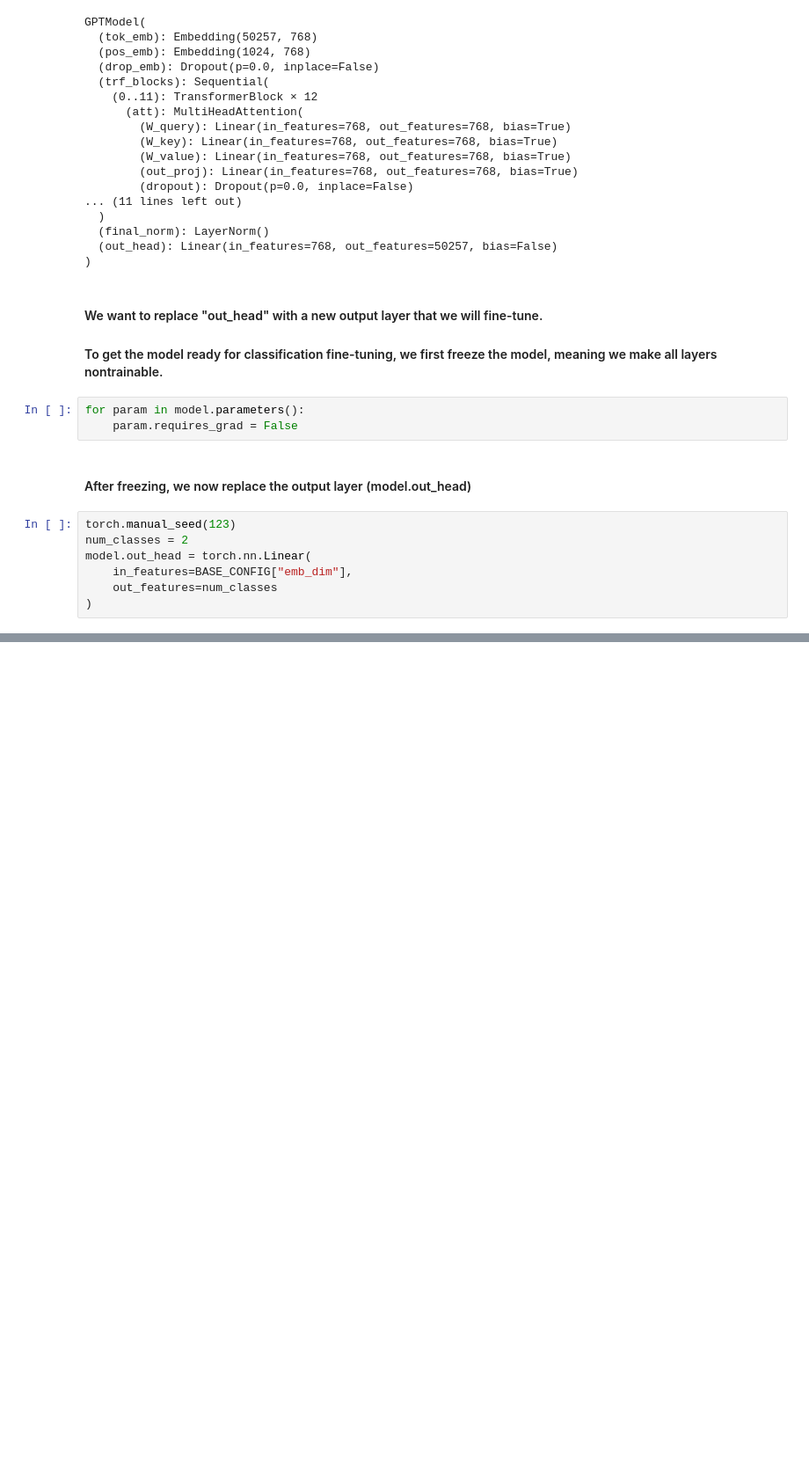
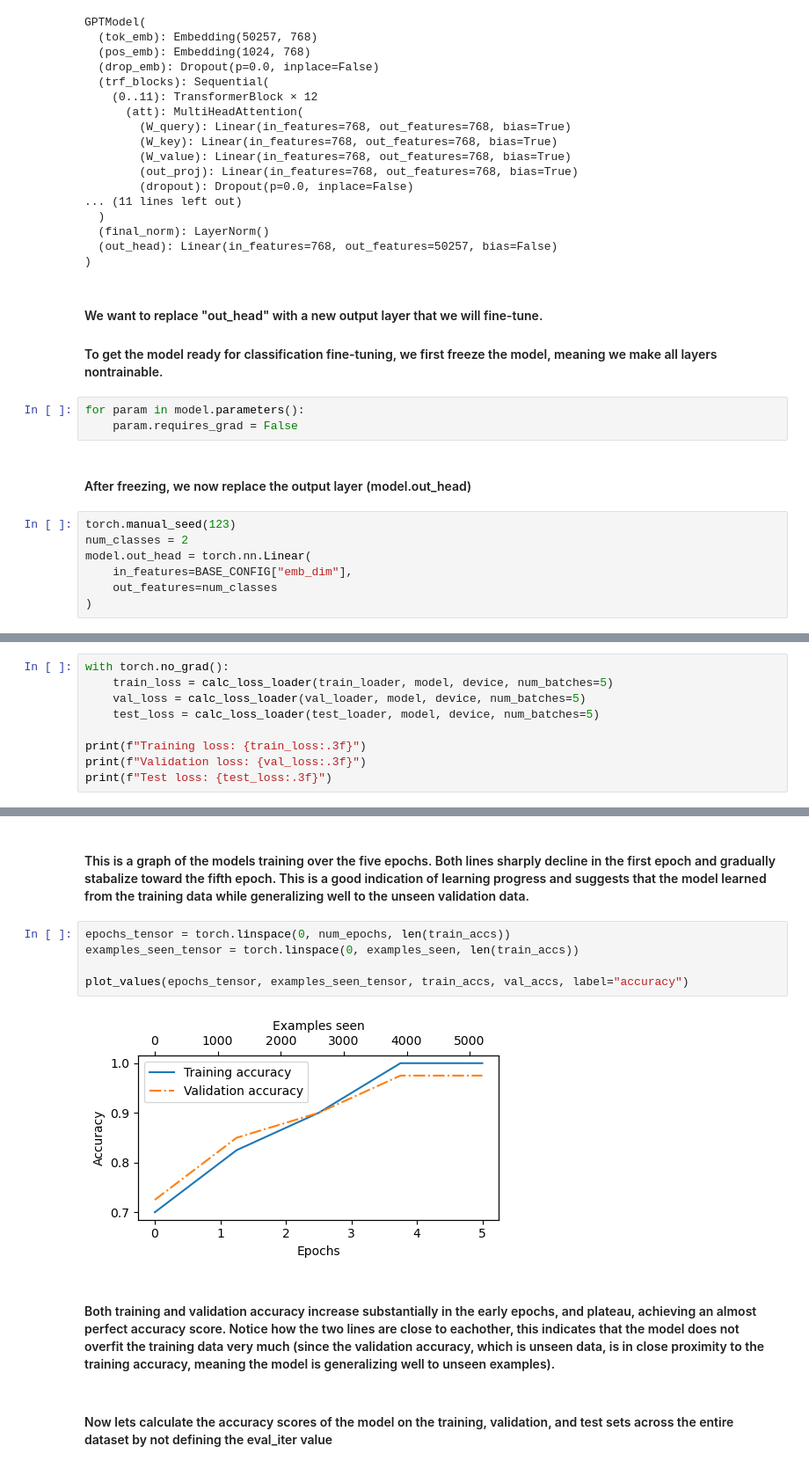
Before and after one commit to sdhaduk/LLM-From-Scratch, a Jupyter notebook: Chapter_6/Chapter_6.ipynb, the cells around one changed output, grey strips where cells are left out. Shown at 88% size. Drawn from its saved outputs; the diff is of its cells as text; blank space fills up the shorter version.

```diff
--- a/Chapter_6/Chapter_6.ipynb
+++ b/Chapter_6/Chapter_6.ipynb
@@ -499,0 +656,9 @@ model.out_head = torch.nn.Linear(
+# %%
+with torch.no_grad():
+    train_loss = calc_loss_loader(train_loader, model, device, num_batches=5)
+    val_loss = calc_loss_loader(val_loader, model, device, num_batches=5)
+    test_loss = calc_loss_loader(test_loader, model, device, num_batches=5)
+
+print(f"Training loss: {train_loss:.3f}")
+print(f"Validation loss: {val_loss:.3f}")
+print(f"Test loss: {test_loss:.3f}")
@@ -499,0 +792,13 @@ model.out_head = torch.nn.Linear(
+# %% [markdown]
+#### This is a graph of the models training over the five epochs. Both lines sharply decline in the first epoch and gradually stabalize toward the fifth epoch. This is a good indication of learning progress and suggests that the model learned from the training data while generalizing well to the unseen validation data.
+# %%
+epochs_tensor = torch.linspace(0, num_epochs, len(train_accs))
+examples_seen_tensor = torch.linspace(0, examples_seen, len(train_accs))
+
+plot_values(epochs_tensor, examples_seen_tensor, train_accs, val_accs, label="accuracy")
+# %% [output]
+[figure, added]
+# %% [markdown]
+#### Both training and validation accuracy increase substantially in the early epochs, and plateau, achieving an almost perfect accuracy score. Notice how the two lines are close to eachother, this indicates that the model does not overfit the training data very much (since the validation accuracy, which is unseen data, is in close proximity to the training accuracy, meaning  the model is generalizing well to unseen examples).
+# %% [markdown]
+#### Now lets calculate the accuracy scores of the model on the training, validation, and test sets across the entire dataset by not defining the eval_iter value
```
Also changed, not shown: parts of 33 cells of this notebook, 4 other files.
